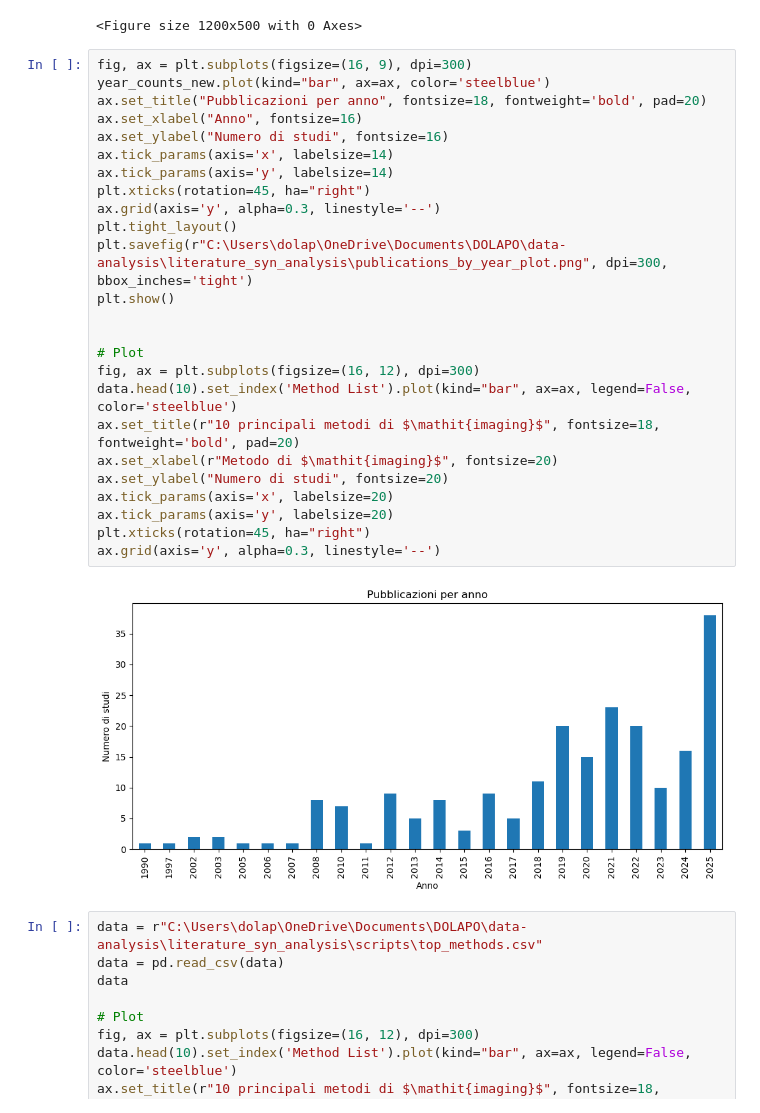
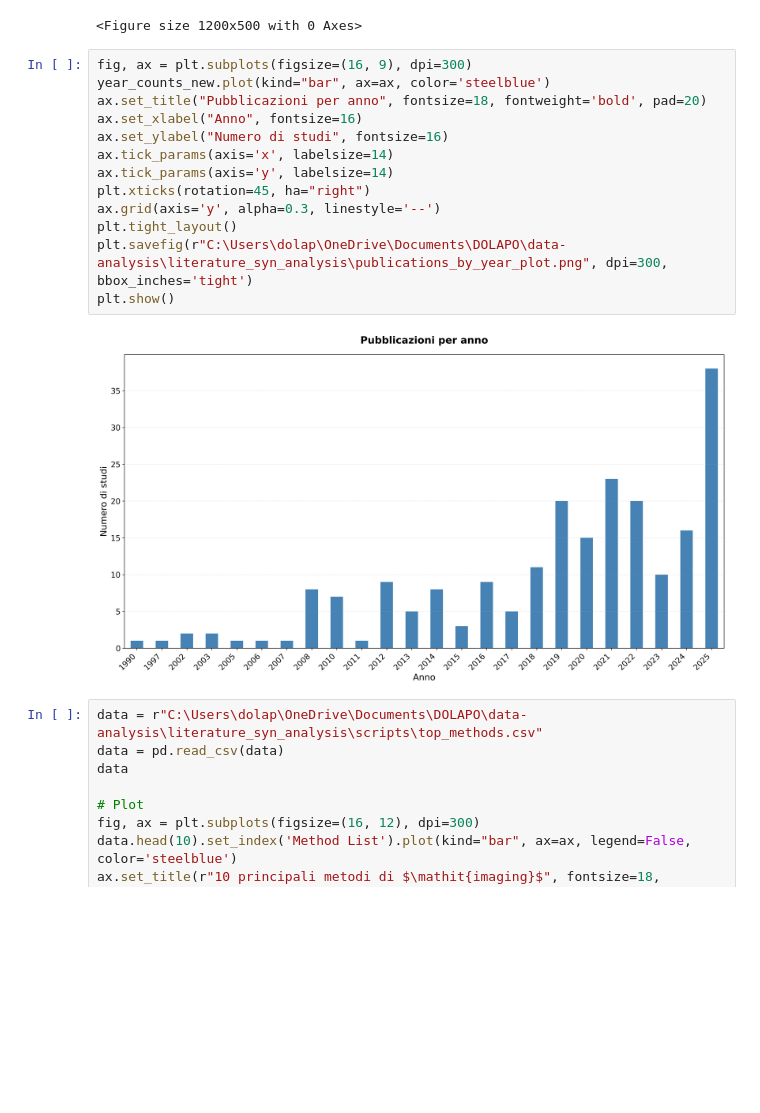
Before and after one commit to DolapoSalim/literature_syn_analysis, a Jupyter notebook: scripts/load_data.ipynb, the cells around one changed output. Cells and saved outputs as stored; diff of their text form; blank space fills up the shorter version.

Commit message:
Plots images saved locally

```diff
--- a/scripts/load_data.ipynb
+++ b/scripts/load_data.ipynb
@@ -161,30 +161,18 @@ plt.figure(figsize=(12, 5))
 # %%
 fig, ax = plt.subplots(figsize=(16, 9), dpi=300)
 year_counts_new.plot(kind="bar", ax=ax, color='steelblue')
 ax.set_title("Pubblicazioni per anno", fontsize=18, fontweight='bold', pad=20)
 ax.set_xlabel("Anno", fontsize=16)
 ax.set_ylabel("Numero di studi", fontsize=16)
 ax.tick_params(axis='x', labelsize=14)
 ax.tick_params(axis='y', labelsize=14)
 plt.xticks(rotation=45, ha="right")
 ax.grid(axis='y', alpha=0.3, linestyle='--')
 plt.tight_layout()
 plt.savefig(r"C:\Users\dolap\OneDrive\Documents\DOLAPO\data-analysis\literature_syn_analysis\publications_by_year_plot.png", dpi=300, bbox_inches='tight')
 plt.show()
-
-
-# Plot
-fig, ax = plt.subplots(figsize=(16, 12), dpi=300)
-data.head(10).set_index('Method List').plot(kind="bar", ax=ax, legend=False, color='steelblue')
-ax.set_title(r"10 principali metodi di $\mathit{imaging}$", fontsize=18, fontweight='bold', pad=20)
-ax.set_xlabel(r"Metodo di $\mathit{imaging}$", fontsize=20)
-ax.set_ylabel("Numero di studi", fontsize=20)
-ax.tick_params(axis='x', labelsize=20)
-ax.tick_params(axis='y', labelsize=20)
-plt.xticks(rotation=45, ha="right")
-ax.grid(axis='y', alpha=0.3, linestyle='--')
 # %% [output]
-[figure, old version]
+[figure, new version]
 # %%
 data = r"C:\Users\dolap\OneDrive\Documents\DOLAPO\data-analysis\literature_syn_analysis\scripts\top_methods.csv"
 data = pd.read_csv(data)
```
Also changed, not shown: 1 other file.
